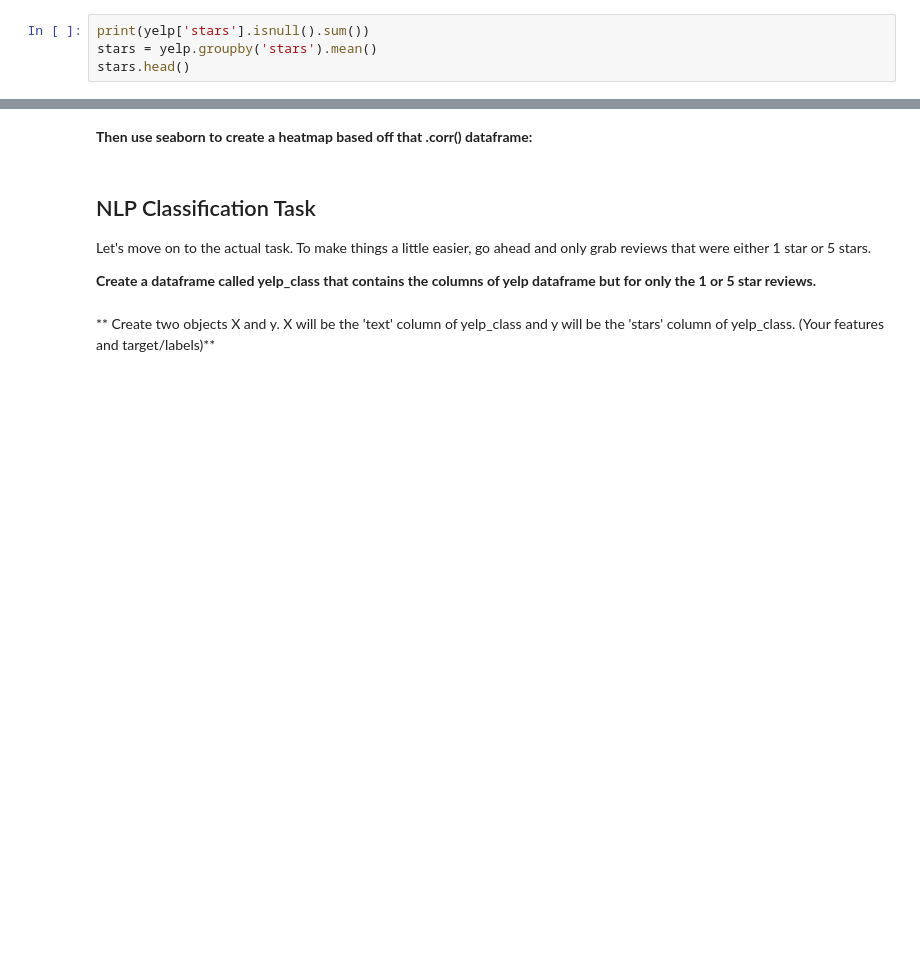
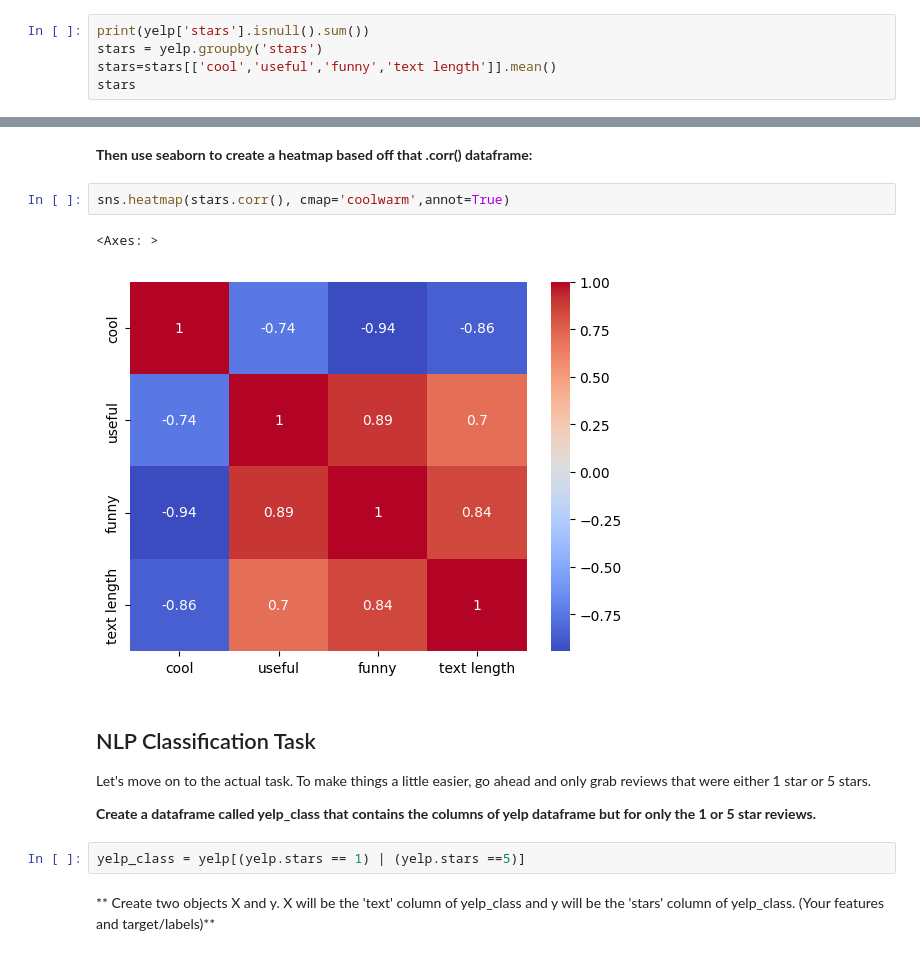
Before and after one commit to Arjob-Das/Machine-Learning-Basics, a Jupyter notebook: 16-Natural-Language-Processing/02-NLP Project.ipynb, the cells around one changed output, grey strips where cells are left out. Drawn from its saved outputs; the diff is of its cells as text; blank space fills up the shorter version.

```diff
--- a/16-Natural-Language-Processing/02-NLP Project.ipynb
+++ b/16-Natural-Language-Processing/02-NLP Project.ipynb
@@ -139,7 +150,8 @@ sns.countplot(x='stars',data=yelp)
 ** Use groupby to get the mean values of the numerical columns, you should be able to create this dataframe with the operation:**
 # %%
 print(yelp['stars'].isnull().sum())
-stars = yelp.groupby('stars').mean()
-stars.head()
+stars = yelp.groupby('stars')
+stars=stars[['cool','useful','funny','text length']].mean()
+stars
 # %% [output]
 0
@@ -149,10 +175,17 @@ TypeError: agg function failed [how->mean,dtype->object]
 # %% [markdown]
 **Then use seaborn to create a heatmap based off that .corr() dataframe:**
+# %%
+sns.heatmap(stars.corr(), cmap='coolwarm',annot=True)
+# %% [output]
+<Axes: >
+[figure, added]
 # %% [markdown]
 ## NLP Classification Task
 
 Let's move on to the actual task. To make things a little easier, go ahead and only grab reviews that were either 1 star or 5 stars.
 
 **Create a dataframe called yelp_class that contains the columns of yelp dataframe but for only the 1 or 5 star reviews.**
+# %%
+yelp_class = yelp[(yelp.stars == 1) | (yelp.stars ==5)]
 # %% [markdown]
 ** Create two objects X and y. X will be the 'text' column of yelp_class and y will be the 'stars' column of yelp_class. (Your features and target/labels)**
```
Also changed, not shown: parts of 13 cells of this notebook.
